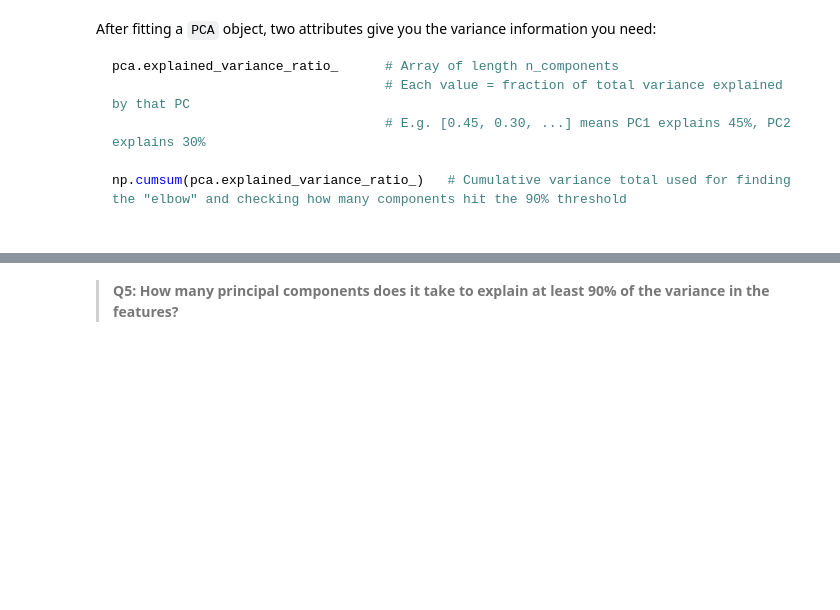
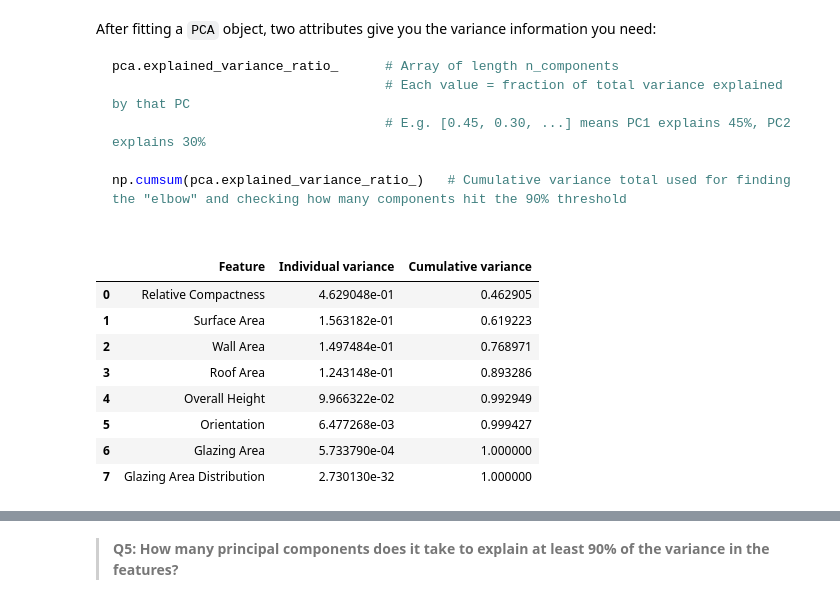
Before and after one commit to sofiiir/edds232-assignment-3, a Jupyter notebook: task1/hw3-task1.ipynb, the cells around one changed output, grey strips where cells are left out. Cells and saved outputs as stored; diff of their text form; code cells hidden in the pictures; blank space fills up the shorter version.

````diff
--- a/task1/hw3-task1.ipynb
+++ b/task1/hw3-task1.ipynb
@@ -488,9 +489,30 @@ np.cumsum(pca.explained_variance_ratio_)   # Cumulative variance total used for
 
 ```
 # %%
-pca_full = ...
+pca = PCA(n_components = 8)
+pca_full = pca.fit(X_train_scaled)
 
-explained_var = ...
-cumulative_var = ...
 
-explained_var
+explained_var = pca.explained_variance_ratio_
+cumulative_var = np.cumsum(pca.explained_variance_ratio_)
+
+
+
+# create a dictionary with the OLS and Ridge coefficients
+pca_table = {'Feature' : features,
+             'Individual variance ': explained_var,
+             'Cumulative variance' : cumulative_var}
+
+# convert the table to a dataframe
+pca_df = pd.DataFrame(pca_table)
+pca_df
+# %% [output]
+|  | Feature | Individual variance | Cumulative variance |
+| 0 | Relative Compactness | 4.629048e-01 | 0.462905 |
+| 1 | Surface Area | 1.563182e-01 | 0.619223 |
+| 2 | Wall Area | 1.497484e-01 | 0.768971 |
+| 3 | Roof Area | 1.243148e-01 | 0.893286 |
+| 4 | Overall Height | 9.966322e-02 | 0.992949 |
+| 5 | Orientation | 6.477268e-03 | 0.999427 |
+| 6 | Glazing Area | 5.733790e-04 | 1.000000 |
+| 7 | Glazing Area Distribution | 2.730130e-32 | 1.000000 |
````
Also changed, not shown: parts of 5 cells of this notebook.
